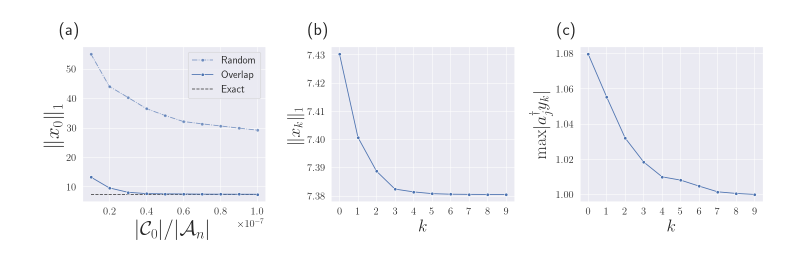
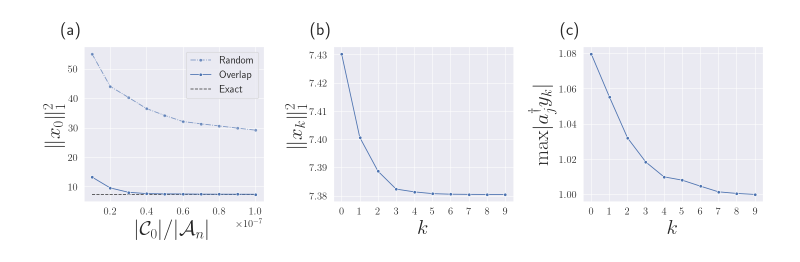
Before and after one commit to quantum-programming/stabilizer_extent, a Jupyter notebook: notebooks/make_fig.ipynb, the cells around one changed output. Cells and saved outputs as stored; diff of their text form; code cells hidden in the pictures.

```diff
--- a/notebooks/make_fig.ipynb
+++ b/notebooks/make_fig.ipynb
@@ -54,7 +54,7 @@ def visualize_performance(n, kind, ax):
     ax.set_xlabel(
         r"$\lvert \mathcal{C}_0 \rvert / \lvert \mathcal{A}_n \rvert$", fontsize=30
     )
-    ax.set_ylabel(r"$\lVert x_0 \rVert_1$", fontsize=30)
+    ax.set_ylabel(r"$\lVert x_0 \rVert_1^2$", fontsize=30)
 
 
 def visualize_CG(n, kind, ax1, ax2):
@@ -63,35 +63,35 @@ def visualize_CG(n, kind, ax1, ax2):
     extends = []
     max_values = []
     with open(log_file_name, mode="r") as f:
         lines = f.readlines()
         for line in lines:
             extend, max_value = map(float, line.split())
             extends.append(extend)
             max_values.append(max_value)
 
     sns.lineplot(x=list(range(len(extends))), y=extends, ax=ax1, marker="o")
-    ax1.set_xlabel("$k$", fontsize=25)
-    ax1.set_ylabel("$\\lVert x_k \\rVert_1$", fontsize=25)
+    ax1.set_xlabel("$k$", fontsize=30)
+    ax1.set_ylabel("$\\lVert x_k \\rVert_1^2$", fontsize=30)
     ax1.set_xticks(list(range(len(extends))))
     sns.lineplot(x=list(range(len(max_values))), y=max_values, ax=ax2, marker="o")
-    ax2.set_xlabel("$k$", fontsize=25)
-    ax2.set_ylabel("$\max \\lvert a_j^\dagger y_k \\rvert$", fontsize=25)
+    ax2.set_xlabel("$k$", fontsize=30)
+    ax2.set_ylabel("$\max \\lvert a_j^\dagger y_k \\rvert$", fontsize=30)
     ax2.set_xticks(list(range(len(max_values))))
 
 
 if __name__ == "__main__":
     fig = plt.figure(figsize=(15, 5))
     ax1 = plt.subplot(1, 3, 1)
     visualize_performance(7, "pure", ax1)
     ax2 = plt.subplot(1, 3, 2)
     ax3 = plt.subplot(1, 3, 3)
     visualize_CG(7, "pure", ax2, ax3)
 
     ax1.set_title("(a)", fontsize=25, x=-0.07, y=1.05)
     ax2.set_title("(b)", fontsize=25, x=-0.07, y=1.05)
     ax3.set_title("(c)", fontsize=25, x=-0.07, y=1.05)
 
     plt.tight_layout()
     plt.savefig("../image/CG_7.pdf", bbox_inches="tight", pad_inches=0.1)
 # %% [output]
-[figure, old version]
+[figure, new version]
```
Also changed, not shown: 1 other file.
